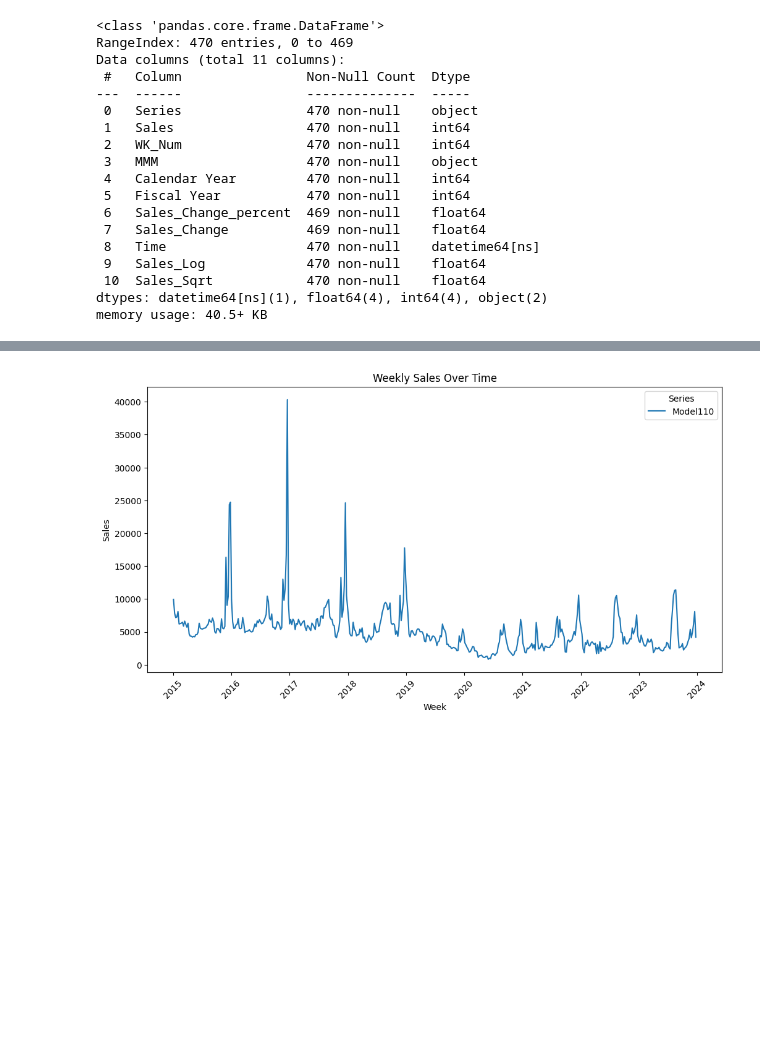
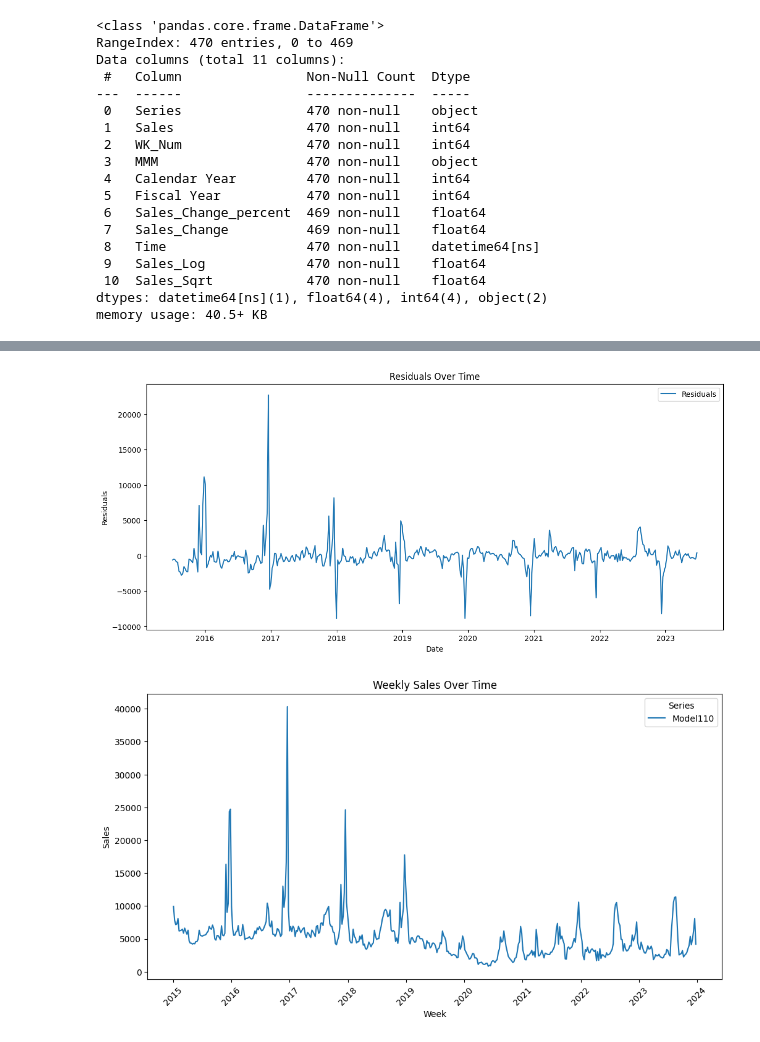
Before and after one commit to billysimct/S_Case_Study, a Jupyter notebook: EDA.ipynb, the cells around one changed output, grey strips where cells are left out. Cells and saved outputs as stored; diff of their text form; code cells hidden in the pictures; blank space fills up the shorter version.

```diff
--- a/EDA.ipynb
+++ b/EDA.ipynb
@@ -178,3 +192,14 @@ data.head()
+# %%
+# Plot residuals
+plt.figure(figsize=(14, 6))
+plt.plot(residual.index, residual, label='Residuals')
+plt.xlabel('Date')
+plt.ylabel('Residuals')
+plt.title('Residuals Over Time')
+plt.legend()
+plt.show()
+# %% [output]
+[figure, added]
 # %%
 plt.figure(figsize=(12, 6))
 sns.lineplot(x='Time', y='Sales', hue='Series', data=data)
```
Also changed, not shown: parts of 8 cells of this notebook, 1 other file.
